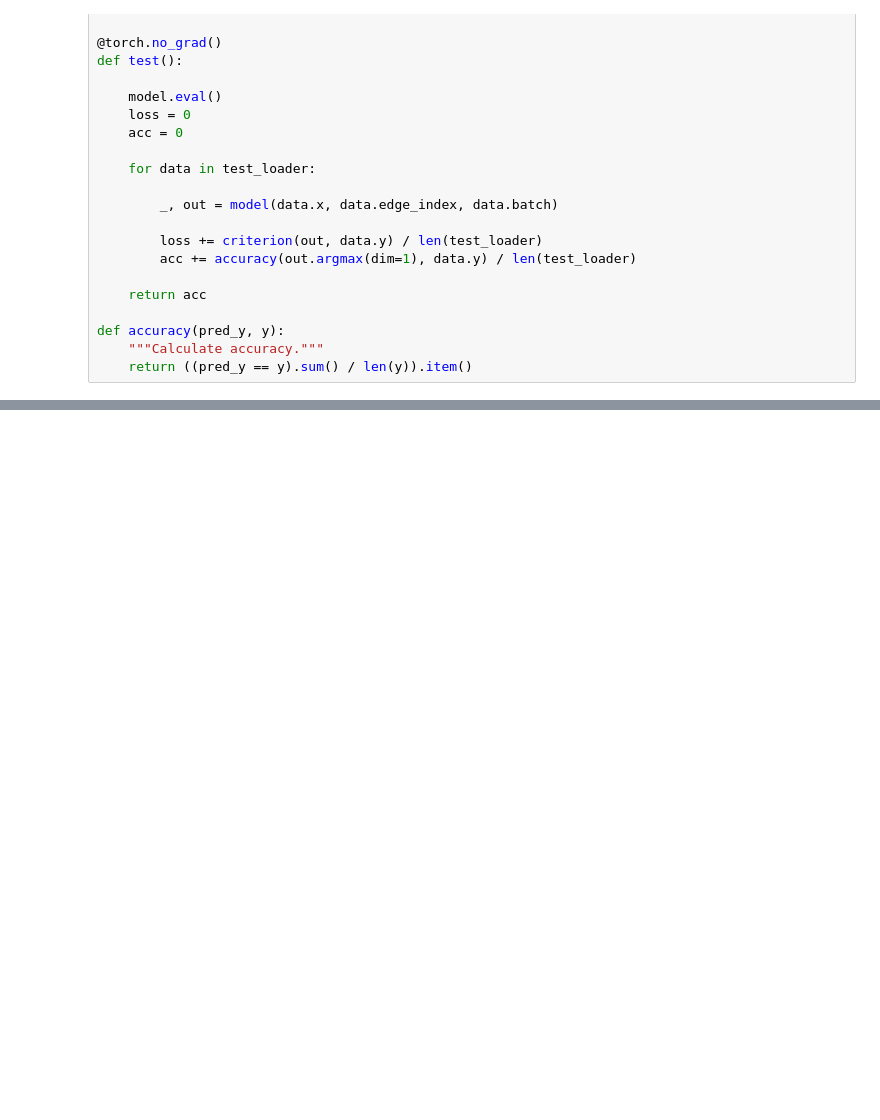
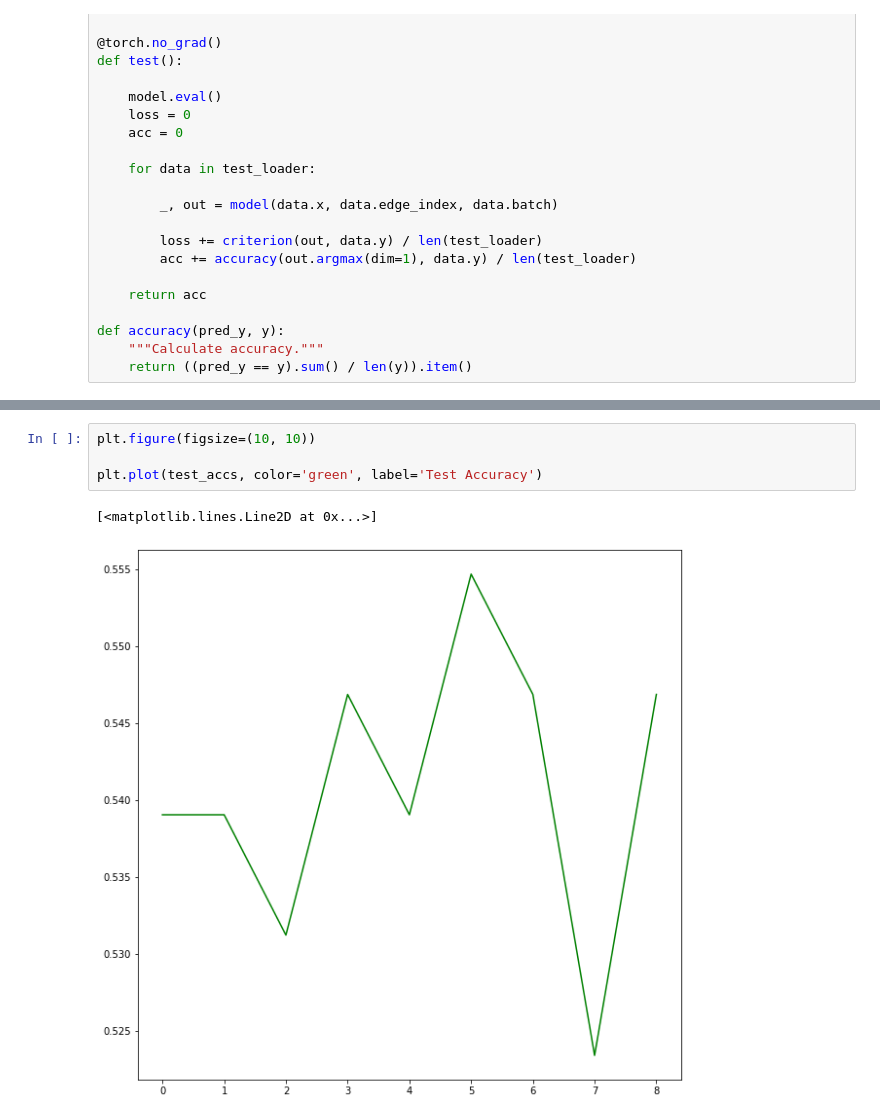
Before and after one commit to LakhderAmine99/Graph_Neural_Networks, a Jupyter notebook: enzymes_classification.ipynb, the cells around one changed output, grey strips where cells are left out. Cells and saved outputs as stored; diff of their text form; blank space fills up the shorter version.

```diff
--- a/enzymes_classification.ipynb
+++ b/enzymes_classification.ipynb
@@ -174,0 +230,7 @@ Epoch: 199, Loss: 0.6257, Train Acc:  59.53 %, Test Acc: 52.34 %
+# %%
+plt.figure(figsize=(10, 10))
+
+plt.plot(test_accs, color='green', label='Test Accuracy')
+# %% [output]
+[<matplotlib.lines.Line2D at 0x...>]
+[figure, added]
```
Also changed, not shown: parts of 21 cells of this notebook.
